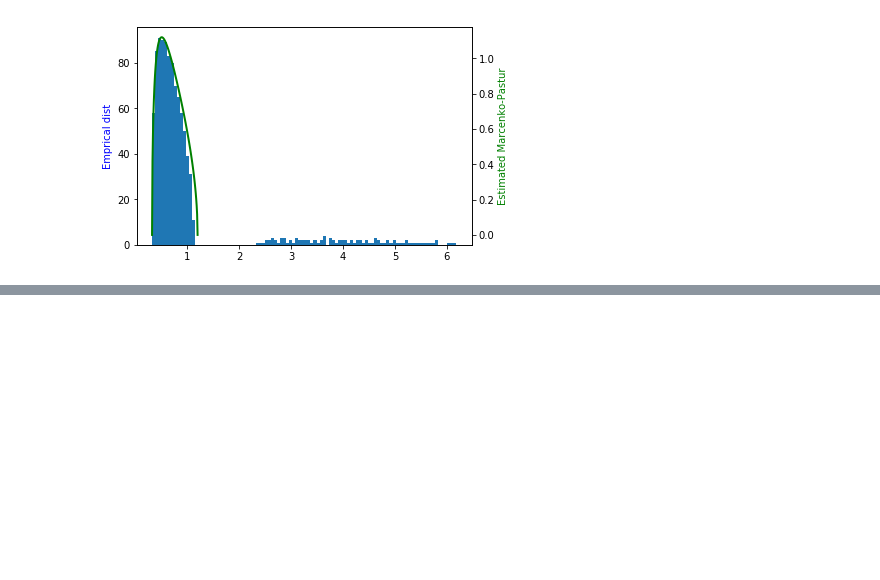
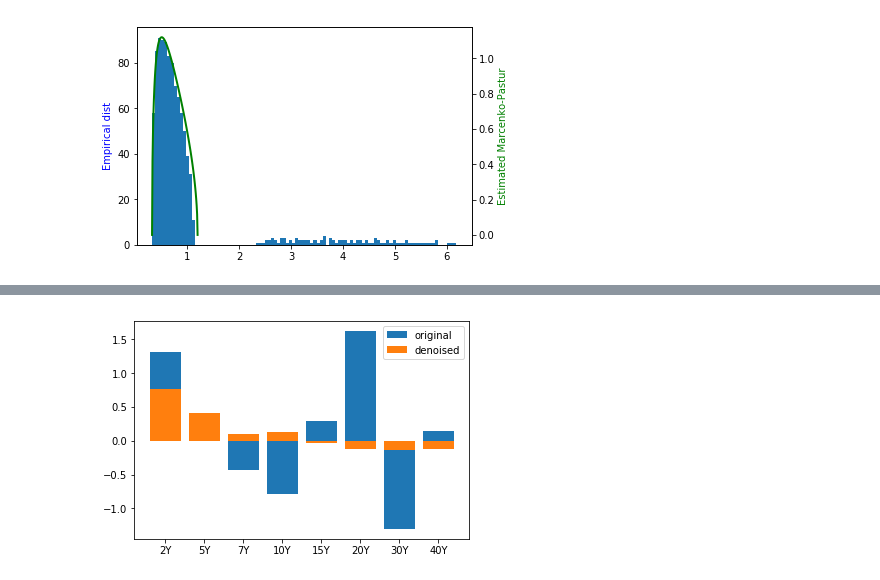
Before and after one commit to utopiangit/Financial, a Jupyter notebook: ml/Marcenko-Pastur.ipynb, the cells around one changed output, grey strips where cells are left out. Saved outputs shown, nothing was run; the diff lists cells and outputs as text; code cells hidden in the pictures; blank space fills up the shorter version.

```diff
--- a/ml/Marcenko-Pastur.ipynb
+++ b/ml/Marcenko-Pastur.ipynb
@@ -126,0 +284,8 @@ plt.show()
+# %%
+xs = np.arange(data.shape[1])
+plt.bar(xs,optPort(cov).reshape(-1), tick_label = columns,label = 'original')
+plt.bar(xs,optPort(denoised_cov).reshape(-1), tick_label = columns, label = 'denoised')
+plt.legend()
+plt.show()
+# %% [output]
+[figure, added]
```
Also changed, not shown: parts of 33 cells of this notebook.
